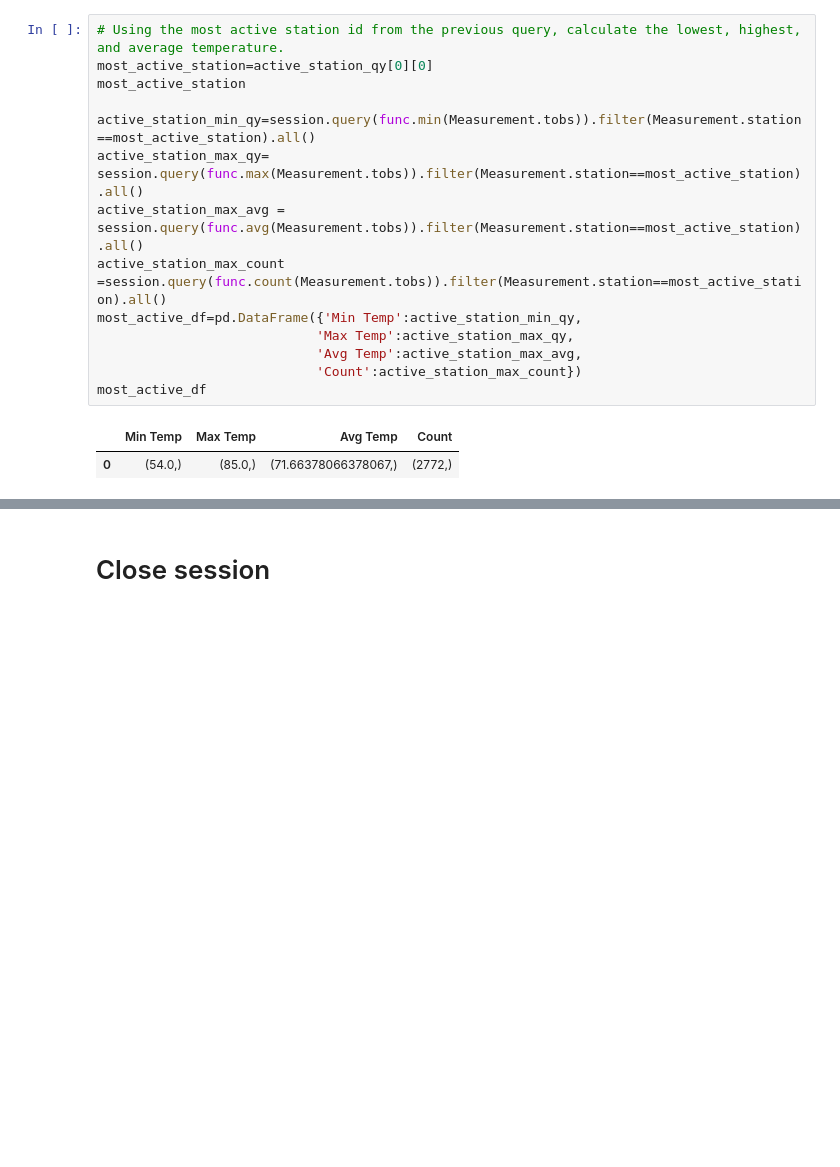
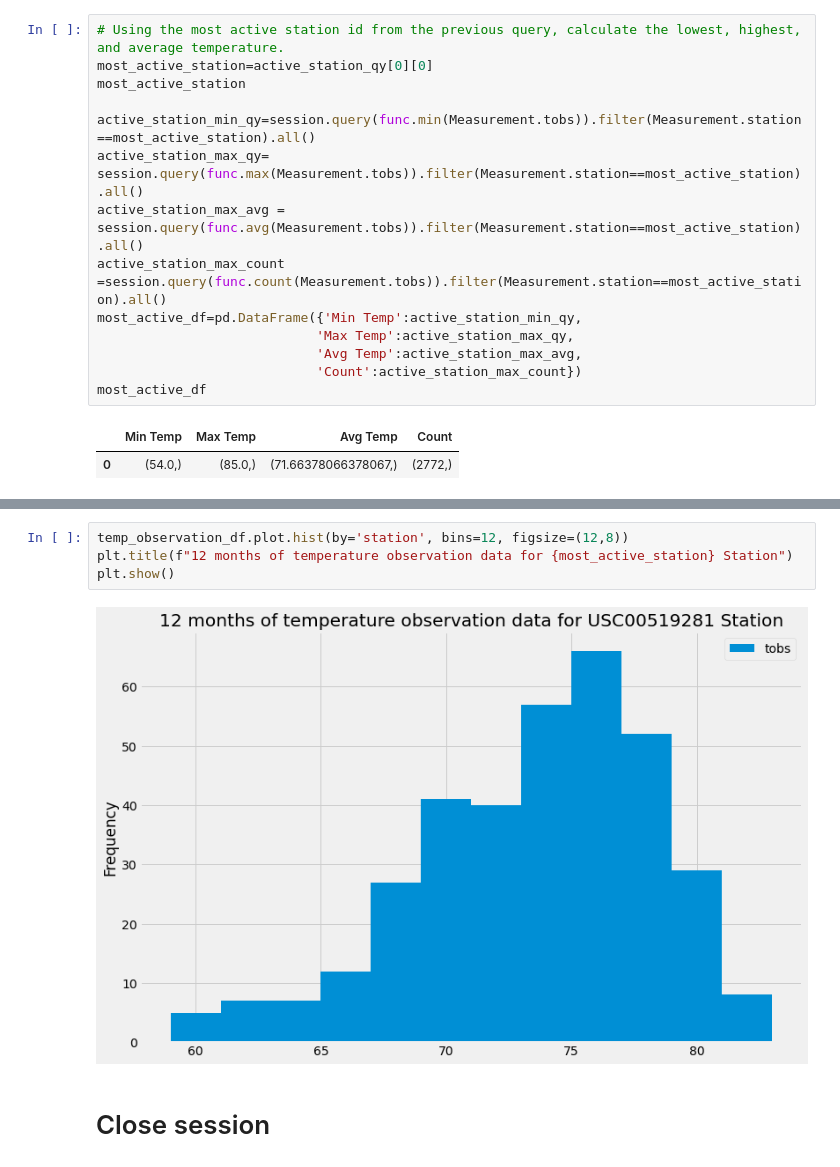
Before and after one commit to FreddyRangelA/sqlalchemy-challenge, a Jupyter notebook: Storage-and-Retrieval_climate_starter.ipynb, the cells around one changed output, grey strips where cells are left out. Drawn from its saved outputs; the diff is of its cells as text; blank space fills up the shorter version.

```diff
--- a/Storage-and-Retrieval_climate_starter.ipynb
+++ b/Storage-and-Retrieval_climate_starter.ipynb
@@ -200,4 +197,10 @@ temp_observation_df
 351 rows × 1 columns
+# %%
+temp_observation_df.plot.hist(by='station', bins=12, figsize=(12,8))
+plt.title(f"12 months of temperature observation data for {most_active_station} Station")
+plt.show()
+# %% [output]
+[figure, added]
 # %% [markdown]
 # Close session
 # %%
```
Also changed, not shown: parts of 1 cell of this notebook.
